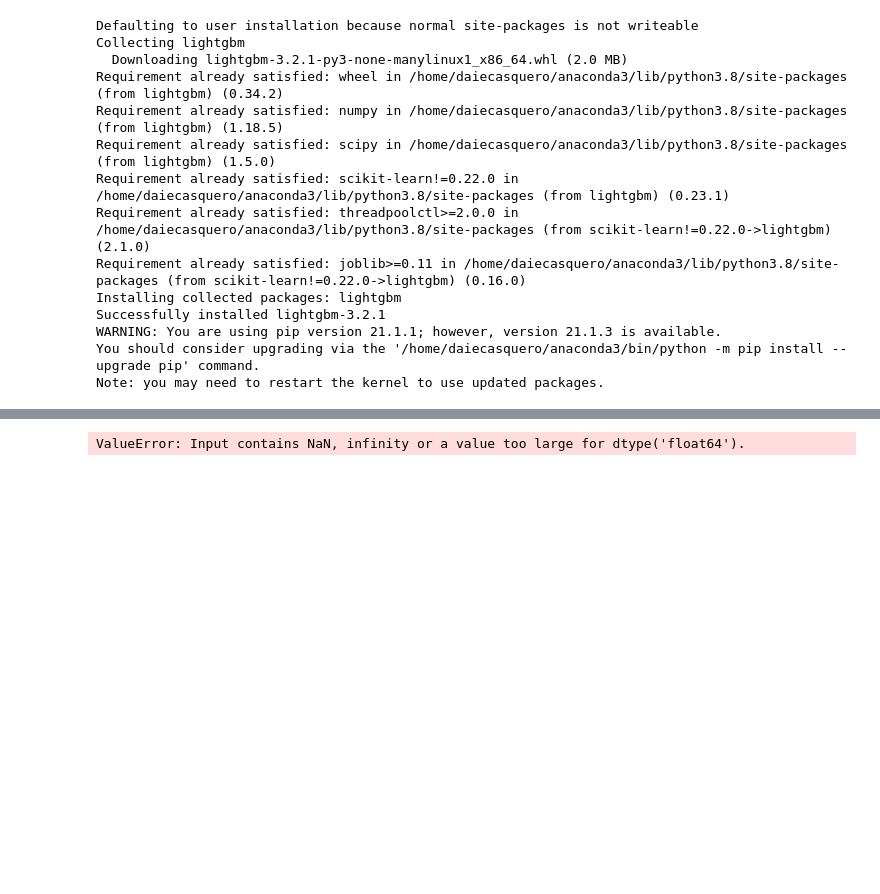
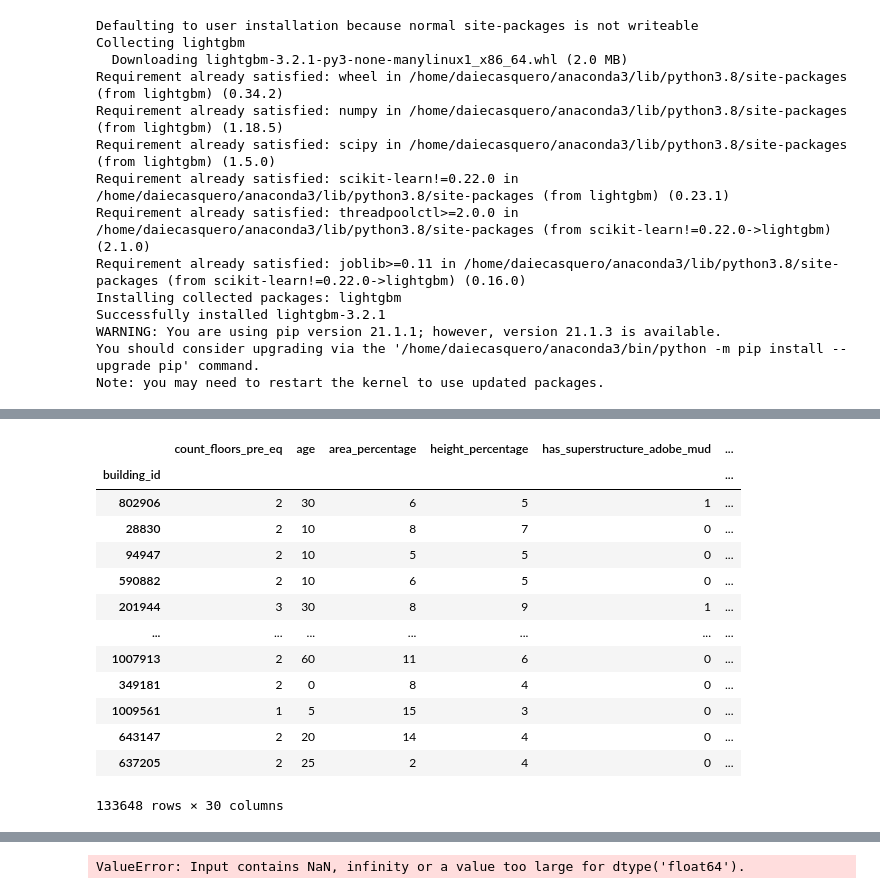
Before and after one commit to FranciscoGauna/TP-Datos-2021, a Jupyter notebook: Bayesian Ridge & LightGBM.ipynb, the cells around one changed output, grey strips where cells are left out. Drawn from its saved outputs; the diff is of its cells as text; code cells hidden in the pictures; blank space fills up the shorter version.

```diff
--- a/Bayesian Ridge & LightGBM.ipynb
+++ b/Bayesian Ridge & LightGBM.ipynb
@@ -148,7 +154,7 @@ train = train.drop('ground_floor_type', axis=1)
 train = train.drop('foundation_type', axis=1)
 # %%
 train_value = train['damage_grade']
-train_data = train.iloc[:, train.columns != 'age']
+train_data = train.iloc[:, train.columns != 'damage_grade']
 # %%
 test_labels = pd.read_csv('test_train_labels.csv',low_memory=False, dtype= {
     'damage_grade':'uint8'
@@ -259,0 +244,17 @@ x = x.reshape(-1, 1)
+# %%
+train_data
+# %% [output]
+|  | count_floors_pre_eq | age | area_percentage | height_percentage | has_superstructure_adobe_mud | ... |
+| building_id |  |  |  |  |  | ... |
+| 802906 | 2 | 30 | 6 | 5 | 1 | ... |
+| 28830 | 2 | 10 | 8 | 7 | 0 | ... |
+| 94947 | 2 | 10 | 5 | 5 | 0 | ... |
+| 590882 | 2 | 10 | 6 | 5 | 0 | ... |
+| 201944 | 3 | 30 | 8 | 9 | 1 | ... |
+| ... | ... | ... | ... | ... | ... | ... |
+| 1007913 | 2 | 60 | 11 | 6 | 0 | ... |
+| 349181 | 2 | 0 | 8 | 4 | 0 | ... |
+| 1009561 | 1 | 5 | 15 | 3 | 0 | ... |
+| 643147 | 2 | 20 | 14 | 4 | 0 | ... |
+| 637205 | 2 | 25 | 2 | 4 | 0 | ... |
+133648 rows × 30 columns
```
Also changed, not shown: parts of 13 cells of this notebook.
